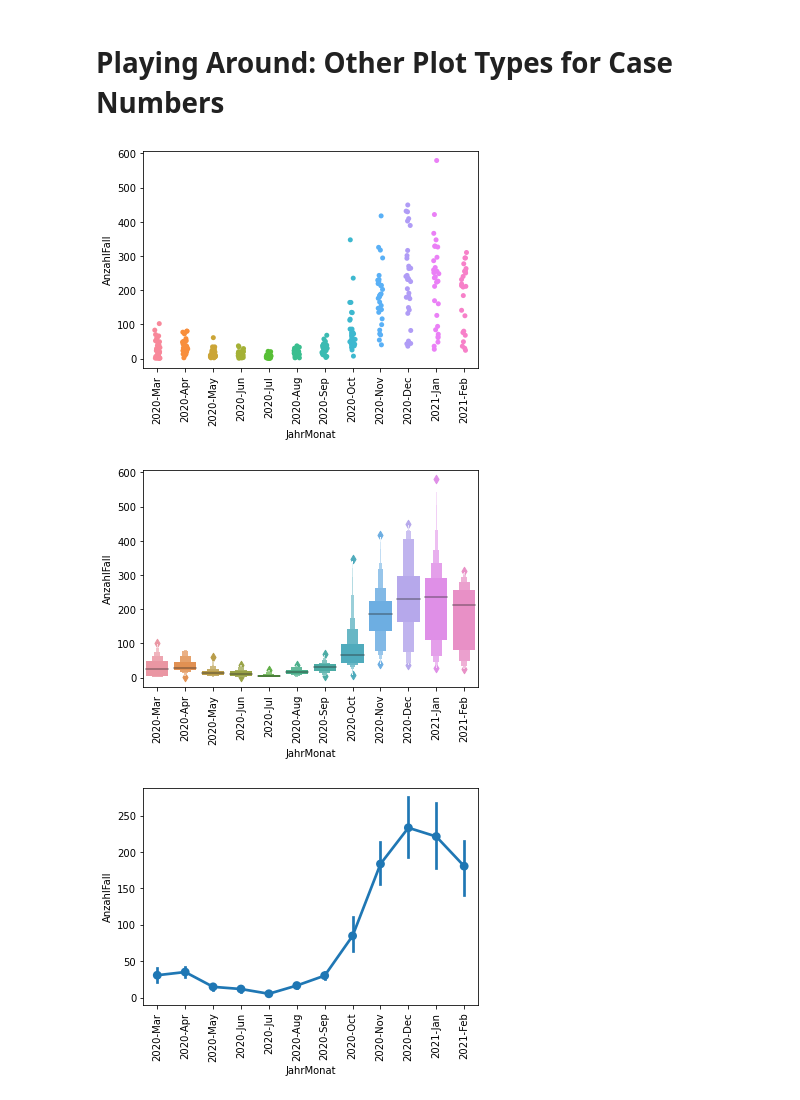
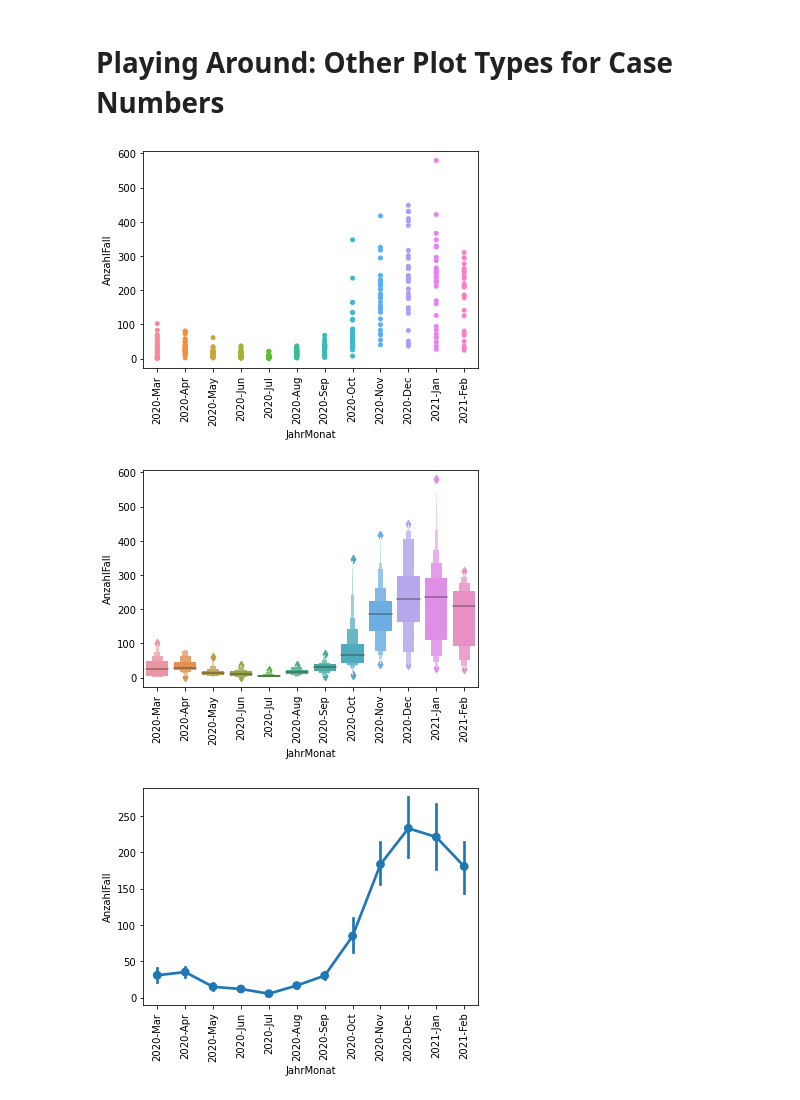
Before and after one commit to britavb/Covid19_Region_Hannover, a Jupyter notebook: RKI_COVID19.ipynb, the cells around one changed output. Drawn from its saved outputs; the diff is of its cells as text; code cells hidden in the pictures.

```diff
--- a/RKI_COVID19.ipynb
+++ b/RKI_COVID19.ipynb
@@ -23,7 +23,7 @@ Quellenvermerk: Robert Koch-Institut (RKI), dl-de/by-2-0   Haftungsausschluss:
 # this data needs to be filtered for Landkreis=Region Hannover
 # and can then be downloaded
 # if the data does not seem up to date the full csv-file needs to be downloaded and filtered manually
-df_reg_all = pd.read_csv("RKI_COVID19 20210225.csv")
+df_reg_all = pd.read_csv("RKI_COVID19 20210227.csv")
 df_reg_han = df_reg_all[df_reg_all['Landkreis']=='Region Hannover'].copy()
 print('dataset loaded and filtered')
 print(df_reg_han['Landkreis'].value_counts())
@@ -368,15 +380,16 @@ plt.title('Anzahl Todesfälle nach Geschlecht');
 # %% [markdown]
 # Playing Around: Other Plot Types for Case Numbers
 # %%
-sns.stripplot(x='JahrMonat', y='AnzahlFall', data=piv_reg_han)
+sns.stripplot(x='JahrMonat', y='AnzahlFall', data=piv_reg_han,
+             jitter=False)
 plt.xticks(rotation=90);
 # %% [output]
-[figure, old version]
+[figure, new version]
 # %%
 sns.boxenplot(x='JahrMonat', y='AnzahlFall', data=piv_reg_han)
 plt.xticks(rotation=90);
 # %% [output]
-[figure, old version]
+[figure, new version]
 # %%
 sns.pointplot(x='JahrMonat', y='AnzahlFall', data=piv_reg_han)
 plt.xticks(rotation=90);
```
Also changed, not shown: parts of 18 cells of this notebook, 5 other files.
